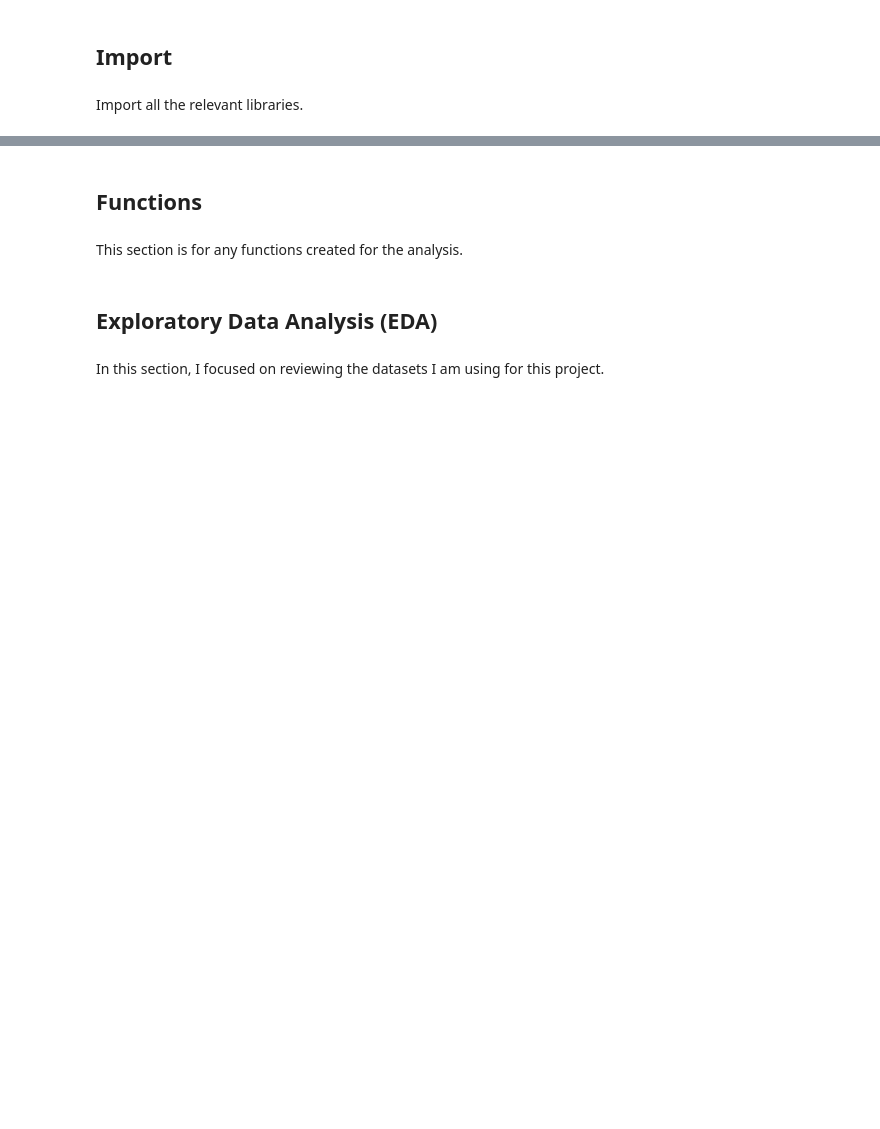
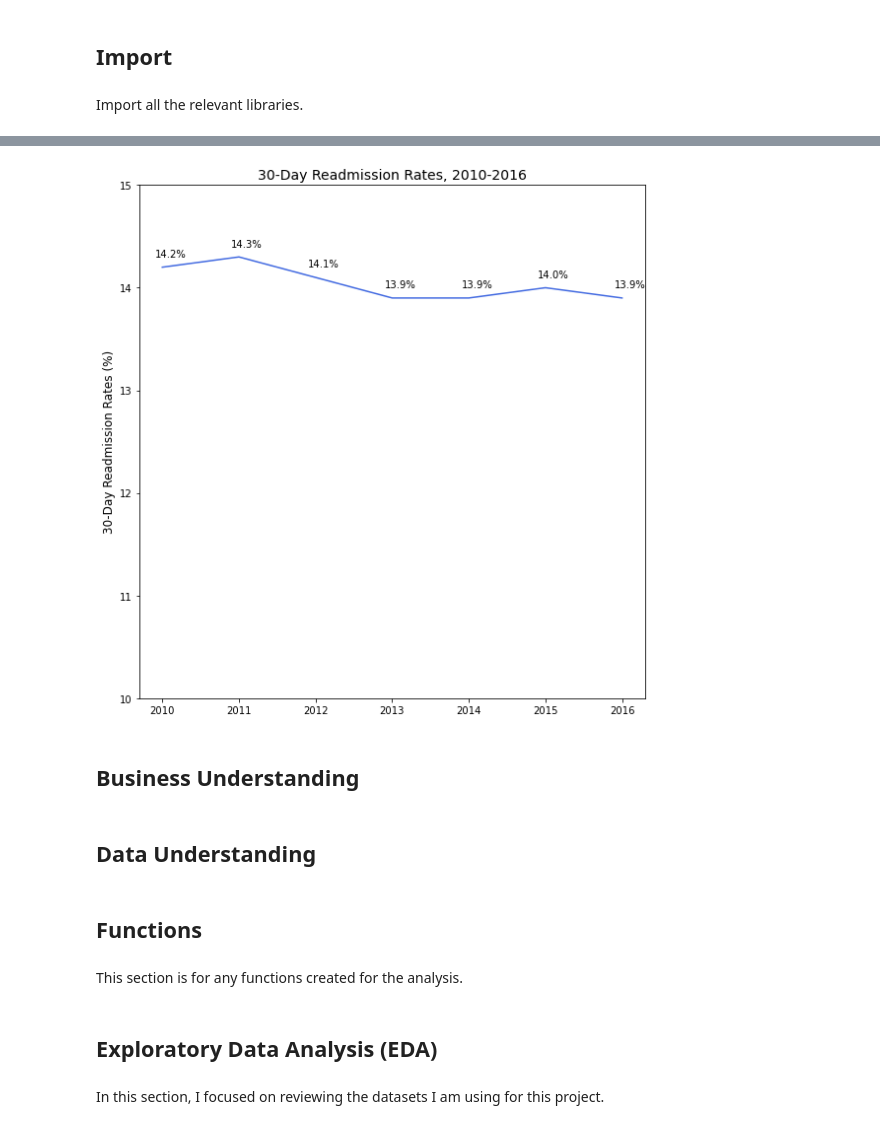
Before and after one commit to arthurk2323/hospital_readmissions_nlp, a Jupyter notebook: 01_EDA_v1.1.ipynb, the cells around one changed output, grey strips where cells are left out. Drawn from its saved outputs; the diff is of its cells as text; code cells hidden in the pictures; blank space fills up the shorter version.

Commit message:
made changes to modeling and eda notebooks, rearranged files, made images

```diff
--- a/01_EDA_v1.1.ipynb
+++ b/01_EDA_v1.1.ipynb
@@ -29,3 +29,33 @@ import re
+# %%
+#data from AHRQ, link in text above
+X = [2010, 2011, 2012, 2013, 2014, 2015, 2016]
+
+readmission = [14.2, 14.3, 14.1, 13.9, 13.9, 14.0, 13.9]
+# %%
+#create a figure
+fig, ax = plt.subplots(figsize=(8,8))
+#set background color to white
+fig.patch.set_facecolor('white')
+#create a bar graph
+ax.plot(X, readmission, color='royalblue')
+#set the title and axis label
+ax.set_title('30-Day Readmission Rates, 2010-2016',fontsize=14)
+ax.set_ylabel("30-Day Readmission Rates (%)", fontsize=12)
+ax.set_ylim(bottom=10, top=15)
+
+for i in range(len(X)):
+    ax.annotate(str(readmission[i])+"%", xy=(X[i]-0.1, readmission[i]+0.1))
+plt.tight_layout()
+plt.show()
+
+#save the figure in the images folder
+fig.savefig('images/30_day_readmissions.png', bbox_inches='tight')
+# %% [output]
+[figure, added]
+# %% [markdown]
+## Business Understanding
+# %% [markdown]
+## Data Understanding
 # %% [markdown]
 ## Functions
 # %% [markdown]
```
Also changed, not shown: parts of 43 cells of this notebook, 9 other files.
